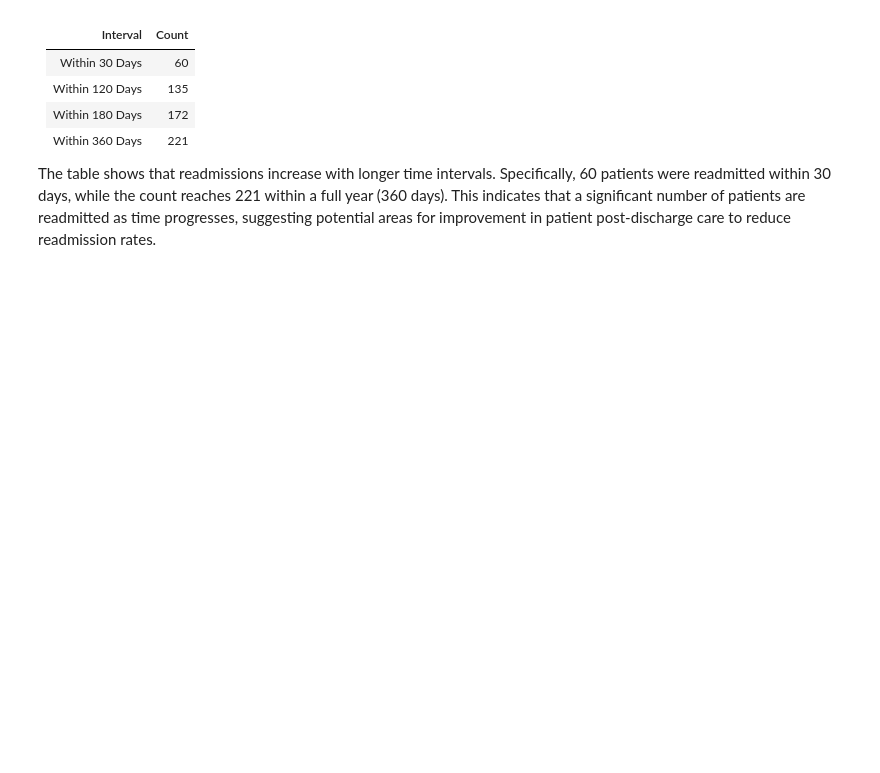
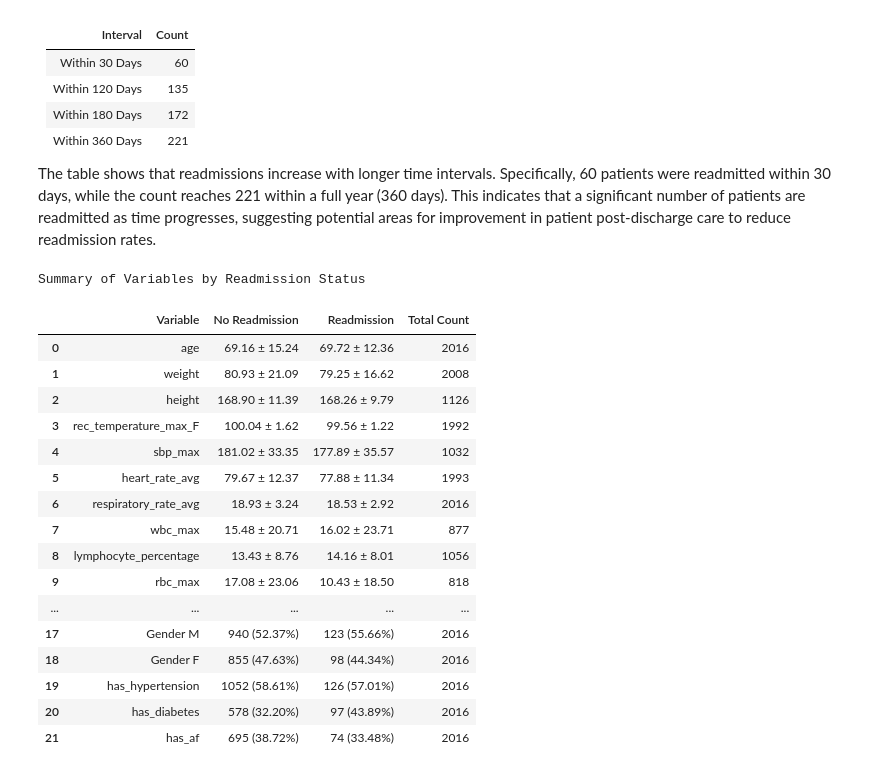
Before and after one commit to tsarathi/comp90089, a Jupyter notebook: comp90089.ipynb, the cells around one changed output. Cells and saved outputs as stored; diff of their text form; code cells hidden in the pictures; blank space fills up the shorter version.

```diff
--- a/comp90089.ipynb
+++ b/comp90089.ipynb
@@ -1162,5 +1163,81 @@ plt.show()
 | Within 360 Days  | 221   |
 
 The table shows that readmissions increase with longer time intervals. Specifically, 60 patients were readmitted within 30 days, while the count reaches 221 within a full year (360 days). This indicates that a significant number of patients are readmitted as time progresses, suggesting potential areas for improvement in patient post-discharge care to reduce readmission rates.
+# %%
+groups = data.groupby('has_readmission')
+
+# Continuous and categorical variables, now including age, gender, weight, and height
+continuous_vars = ['age', 'weight', 'height', 'rec_temperature_max_F', 'sbp_max', 'heart_rate_avg',
+                   'respiratory_rate_avg', 'wbc_max', 'lymphocyte_percentage', 'rbc_max', 'lactate_level_max',
+                   'alb_level_min', 'trt_max', 'glucose_extreme_count', 'sodium_extreme_count', 'sum_los',
+                   'charlson_comorbidity_index']
+categorical_vars = ['gender', 'has_hypertension', 'has_diabetes', 'has_af']
+
+summary_data = []
+
+# Summarize continuous variables (including age, weight, and height)
+for var in continuous_vars:
+    mean_0 = groups.get_group(0)[var].mean()
+    mean_1 = groups.get_group(1)[var].mean()
+    std_0 = groups.get_group(0)[var].std()
+    std_1 = groups.get_group(1)[var].std()
+    total_count = data[var].notnull().sum()
+    summary_data.append([var, f'{mean_0:.2f} ± {std_0:.2f}', f'{mean_1:.2f} ± {std_1:.2f}', total_count])
+
+# Summarize categorical variables (including gender)
+for var in categorical_vars:
+    if var == 'gender':
+        # Summarizing gender: M/F counts and percentages
+        count_m_0 = groups.get_group(0)[var].value_counts().get('M', 0)
+        count_m_1 = groups.get_group(1)[var].value_counts().get('M', 0)
+        perc_m_0 = (count_m_0 / groups.get_group(0)[var].count()) * 100
+        perc_m_1 = (count_m_1 / groups.get_group(1)[var].count()) * 100
+
+        count_f_0 = groups.get_group(0)[var].value_counts().get('F', 0)
+        count_f_1 = groups.get_group(1)[var].value_counts().get('F', 0)
+        perc_f_0 = (count_f_0 / groups.get_group(0)[var].count()) * 100
+        perc_f_1 = (count_f_1 / groups.get_group(1)[var].count()) * 100
+
+        total_count = data[var].notnull().sum()
+        summary_data.append([f'Gender M', f'{count_m_0} ({perc_m_0:.2f}%)', f'{count_m_1} ({perc_m_1:.2f}%)', total_count])
+        summary_data.append([f'Gender F', f'{count_f_0} ({perc_f_0:.2f}%)', f'{count_f_1} ({perc_f_1:.2f}%)', total_count])
+    else:
+        count_0 = groups.get_group(0)[var].value_counts().get(1, 0)
+        count_1 = groups.get_group(1)[var].value_counts().get(1, 0)
+        perc_0 = groups.get_group(0)[var].mean() * 100
+        perc_1 = groups.get_group(1)[var].mean() * 100
+        total_count = data[var].notnull().sum()
+        summary_data.append([var, f'{count_0} ({perc_0:.2f}%)', f'{count_1} ({perc_1:.2f}%)', total_count])
+
+# Convert the summary data to a DataFrame
+summary_df = pd.DataFrame(summary_data, columns=['Variable', 'No Readmission', 'Readmission', 'Total Count'])
+
+# Apply formatting styles to the DataFrame for display
+summary_df_styled = summary_df.style.set_table_attributes('style="font-size: 12px; border-collapse: collapse;"') \
+                                     .set_properties(**{'text-align': 'center'}) \
+                                     .set_caption("Summary of Variables by Readmission Status") \
+                                     .set_table_styles([{'selector': 'caption', 'props': [('font-size', '16px')]}]) \
+                                     .set_properties(subset=['Variable'], **{'text-align': 'left'})
+
+summary_df_styled
+# %% [output]
+Summary of Variables by Readmission Status
+|  | Variable | No Readmission | Readmission | Total Count |
+| 0 | age | 69.16 ± 15.24 | 69.72 ± 12.36 | 2016 |
+| 1 | weight | 80.93 ± 21.09 | 79.25 ± 16.62 | 2008 |
+| 2 | height | 168.90 ± 11.39 | 168.26 ± 9.79 | 1126 |
+| 3 | rec_temperature_max_F | 100.04 ± 1.62 | 99.56 ± 1.22 | 1992 |
+| 4 | sbp_max | 181.02 ± 33.35 | 177.89 ± 35.57 | 1032 |
+| 5 | heart_rate_avg | 79.67 ± 12.37 | 77.88 ± 11.34 | 1993 |
+| 6 | respiratory_rate_avg | 18.93 ± 3.24 | 18.53 ± 2.92 | 2016 |
+| 7 | wbc_max | 15.48 ± 20.71 | 16.02 ± 23.71 | 877 |
+| 8 | lymphocyte_percentage | 13.43 ± 8.76 | 14.16 ± 8.01 | 1056 |
+| 9 | rbc_max | 17.08 ± 23.06 | 10.43 ± 18.50 | 818 |
+| ... | ... | ... | ... | ... |
+| 17 | Gender M | 940 (52.37%) | 123 (55.66%) | 2016 |
+| 18 | Gender F | 855 (47.63%) | 98 (44.34%) | 2016 |
+| 19 | has_hypertension | 1052 (58.61%) | 126 (57.01%) | 2016 |
+| 20 | has_diabetes | 578 (32.20%) | 97 (43.89%) | 2016 |
+| 21 | has_af | 695 (38.72%) | 74 (33.48%) | 2016 |
 # %%
 data.to_csv('full_cohort.csv', index=False)
```
Also changed, not shown: parts of 1 cell of this notebook.
